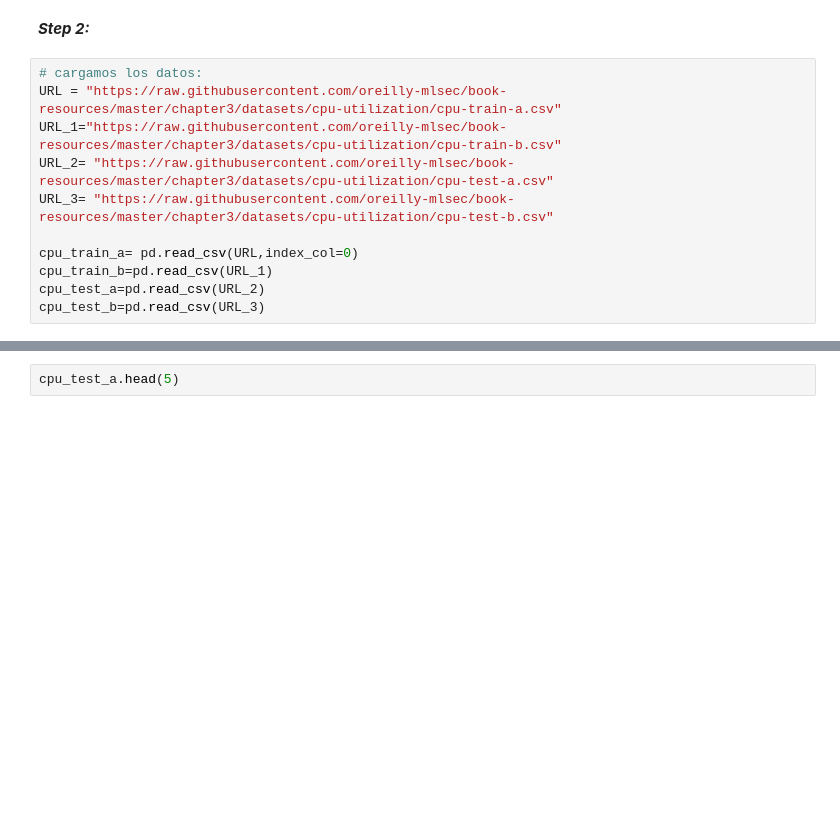
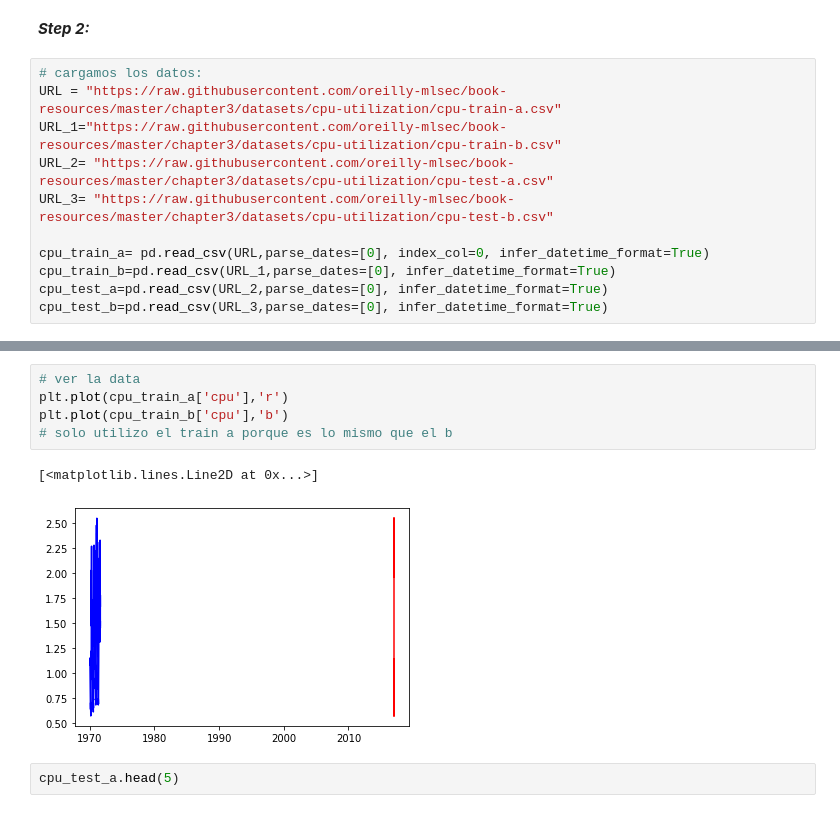
Before and after one commit to luisOliari/Alternative-time-series-project, a Jupyter notebook: src/explore.ipynb, the cells around one changed output, grey strips where cells are left out. Saved outputs shown, nothing was run; the diff lists cells and outputs as text; blank space fills up the shorter version.

```diff
--- a/src/explore.ipynb
+++ b/src/explore.ipynb
@@ -63,7 +67,7 @@ URL_1="https://raw.githubusercontent.com/oreilly-mlsec/book-resources/master/cha
 URL_2= "https://raw.githubusercontent.com/oreilly-mlsec/book-resources/master/chapter3/datasets/cpu-utilization/cpu-test-a.csv"
 URL_3= "https://raw.githubusercontent.com/oreilly-mlsec/book-resources/master/chapter3/datasets/cpu-utilization/cpu-test-b.csv"
 
-cpu_train_a= pd.read_csv(URL,index_col=0)
-cpu_train_b=pd.read_csv(URL_1)
-cpu_test_a=pd.read_csv(URL_2)
-cpu_test_b=pd.read_csv(URL_3)
+cpu_train_a= pd.read_csv(URL,parse_dates=[0], index_col=0, infer_datetime_format=True)
+cpu_train_b=pd.read_csv(URL_1,parse_dates=[0], infer_datetime_format=True)
+cpu_test_a=pd.read_csv(URL_2,parse_dates=[0], infer_datetime_format=True)
+cpu_test_b=pd.read_csv(URL_3,parse_dates=[0], infer_datetime_format=True)
@@ -89,3 +95,11 @@ cpu_train_b.head(5)
+# %%
+# ver la data
+plt.plot(cpu_train_a['cpu'],'r')
+plt.plot(cpu_train_b['cpu'],'b')
+# solo utilizo el train a porque es lo mismo que el b
+# %% [output]
+[<matplotlib.lines.Line2D at 0x...>]
+[figure, added]
 # %%
 cpu_test_a.head(5)
 # %% [output]
```
Also changed, not shown: parts of 18 cells of this notebook.
